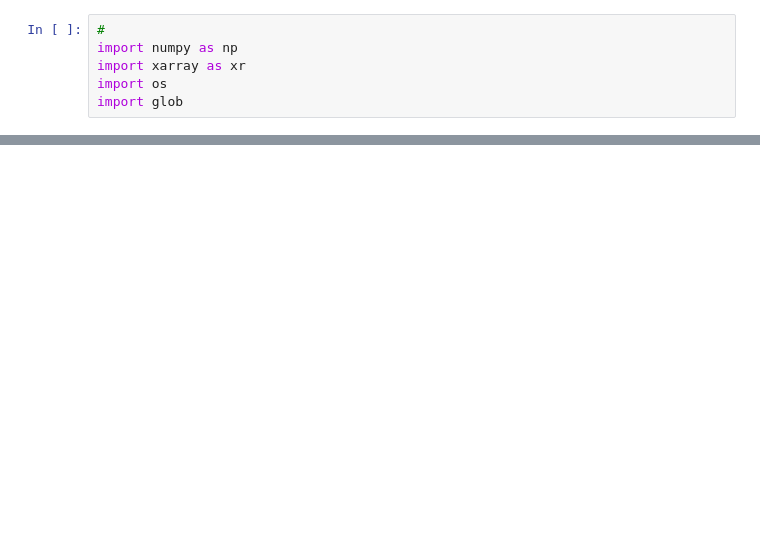
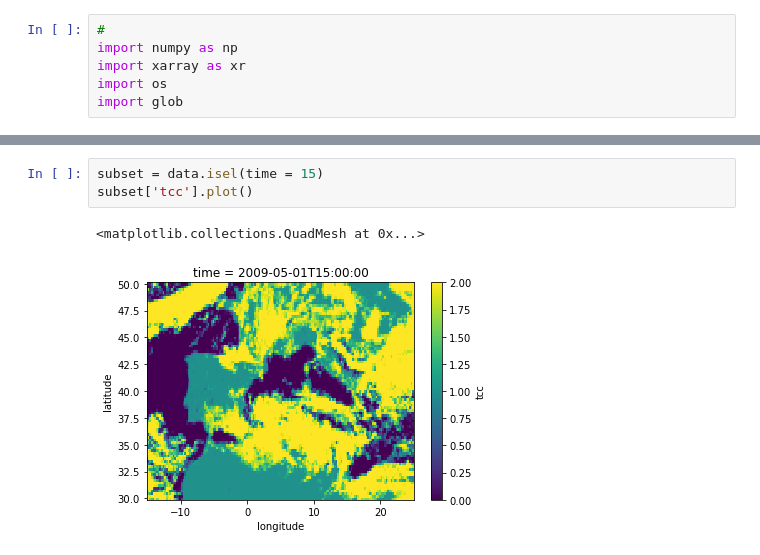
Before and after one commit to hannasv/ms, a Jupyter notebook: notebooks/reading/explore_correlation.ipynb, the cells around one changed output, grey strips where cells are left out. Saved outputs shown, nothing was run; the diff lists cells and outputs as text; blank space fills up the shorter version.

```diff
--- a/notebooks/reading/explore_correlation.ipynb
+++ b/notebooks/reading/explore_correlation.ipynb
@@ -6,0 +25,6 @@ import glob
+# %%
+subset = data.isel(time = 15)
+subset['tcc'].plot()
+# %% [output]
+<matplotlib.collections.QuadMesh at 0x...>
+[figure, added]
```
Also changed, not shown: parts of 10 cells of this notebook, 33 other files.
